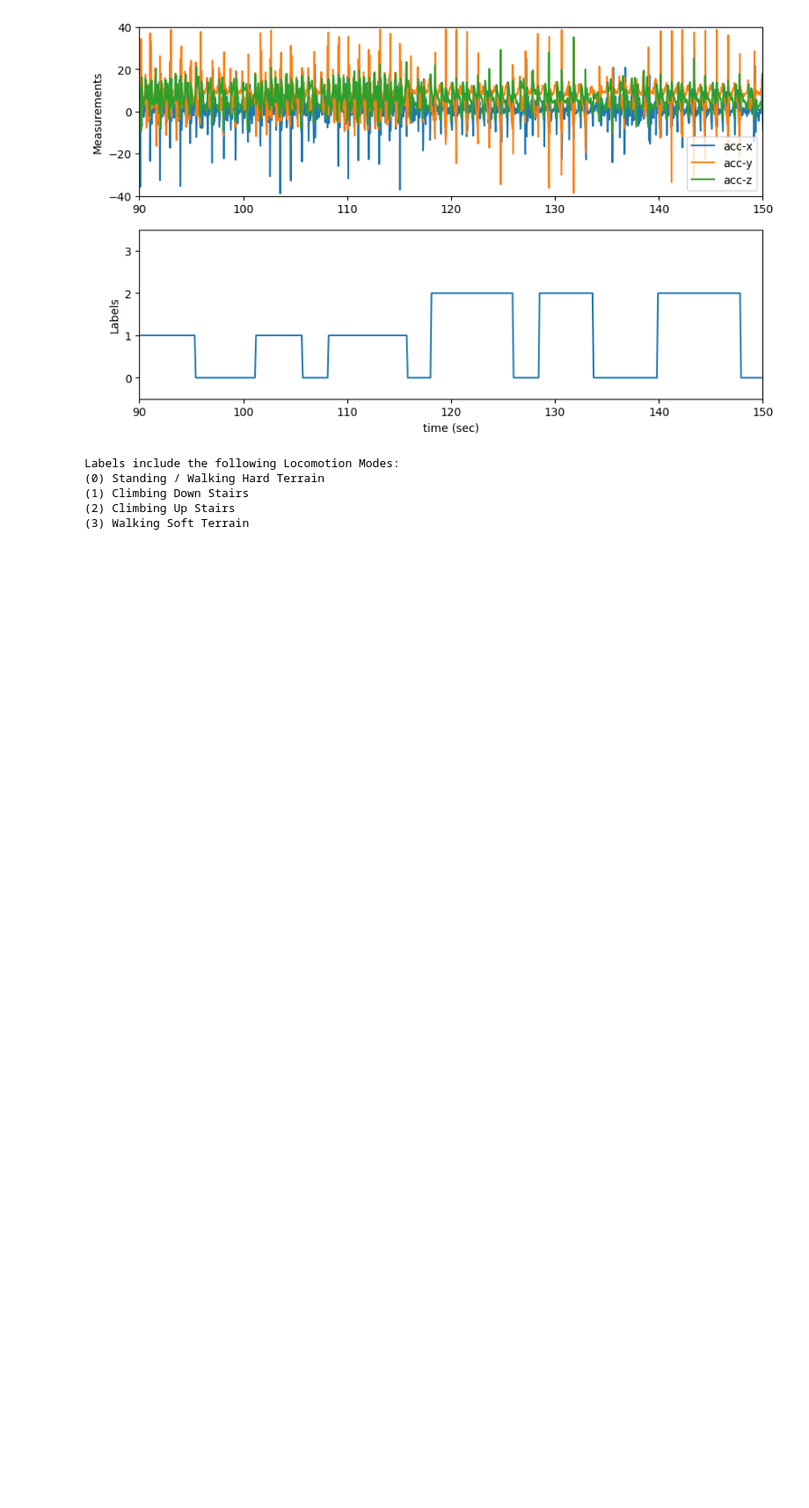
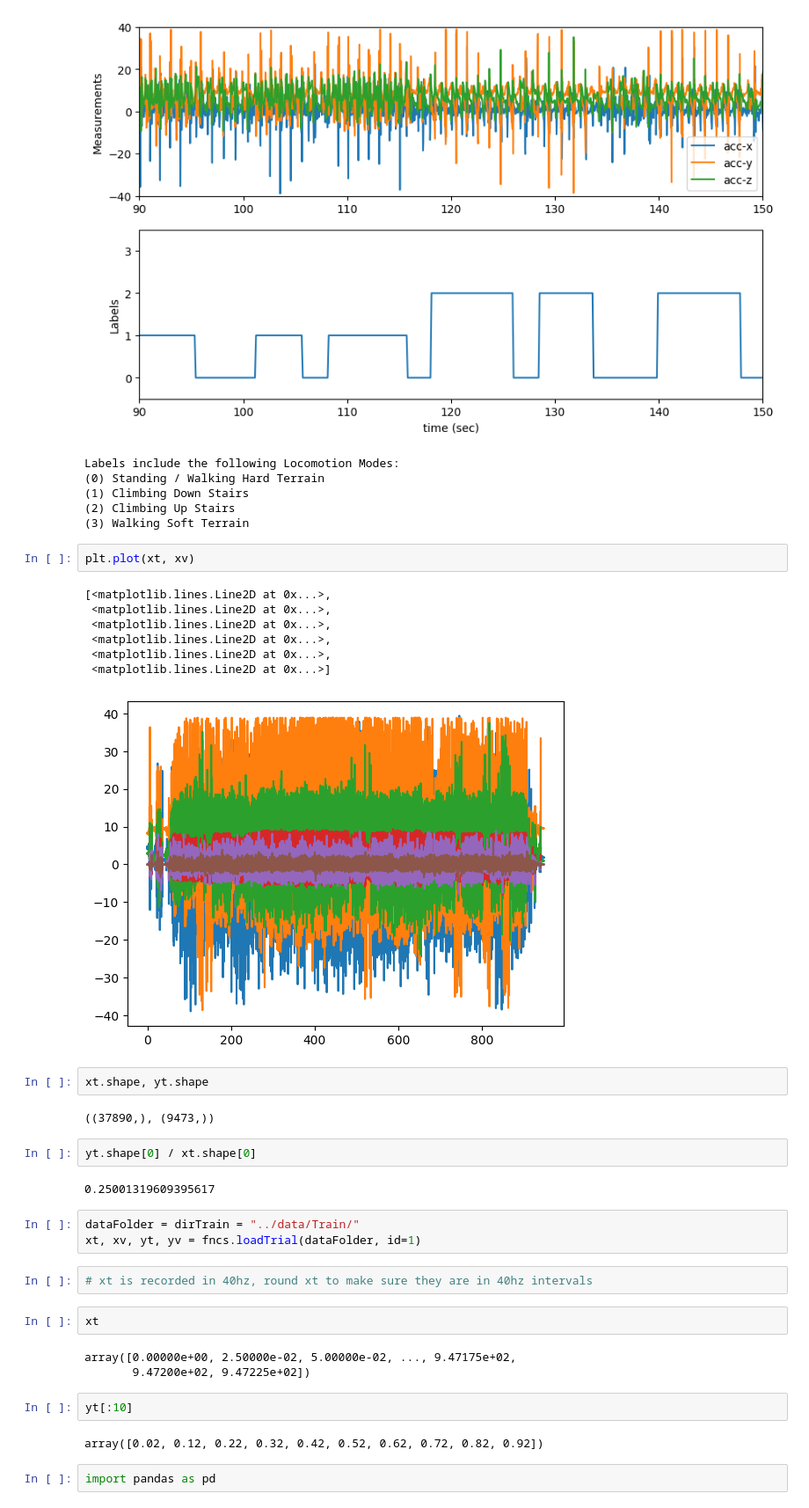
Before and after one commit to briancpark/csc542, a Jupyter notebook: proj/competition/src/DataVisualization.ipynb, the cells around one changed output. Shown: that part at 88% size. Cells and saved outputs as stored; diff of their text form; blank space fills up the shorter version.

```diff
--- a/proj/competition/src/DataVisualization.ipynb
+++ b/proj/competition/src/DataVisualization.ipynb
@@ -52,3 +52,37 @@ Labels include the following Locomotion Modes:
 (1) Climbing Down Stairs
 (2) Climbing Up Stairs
 (3) Walking Soft Terrain
+# %%
+plt.plot(xt, xv)
+# %% [output]
+[<matplotlib.lines.Line2D at 0x...>,
+ <matplotlib.lines.Line2D at 0x...>,
+ <matplotlib.lines.Line2D at 0x...>,
+ <matplotlib.lines.Line2D at 0x...>,
+ <matplotlib.lines.Line2D at 0x...>,
+ <matplotlib.lines.Line2D at 0x...>]
+[figure, added]
+# %%
+xt.shape, yt.shape
+# %% [output]
+((37890,), (9473,))
+# %%
+yt.shape[0] / xt.shape[0]
+# %% [output]
+0.25001319609395617
+# %%
+dataFolder = dirTrain = "../data/Train/"
+xt, xv, yt, yv = fncs.loadTrial(dataFolder, id=1)
+# %%
+# xt is recorded in 40hz, round xt to make sure they are in 40hz intervals
+# %%
+xt
+# %% [output]
+array([0.00000e+00, 2.50000e-02, 5.00000e-02, ..., 9.47175e+02,
+       9.47200e+02, 9.47225e+02])
+# %%
+yt[:10]
+# %% [output]
+array([0.02, 0.12, 0.22, 0.32, 0.42, 0.52, 0.62, 0.72, 0.82, 0.92])
+# %%
+import pandas as pd
```
Also changed, not shown: parts of 8 cells of this notebook, 2 other files.
